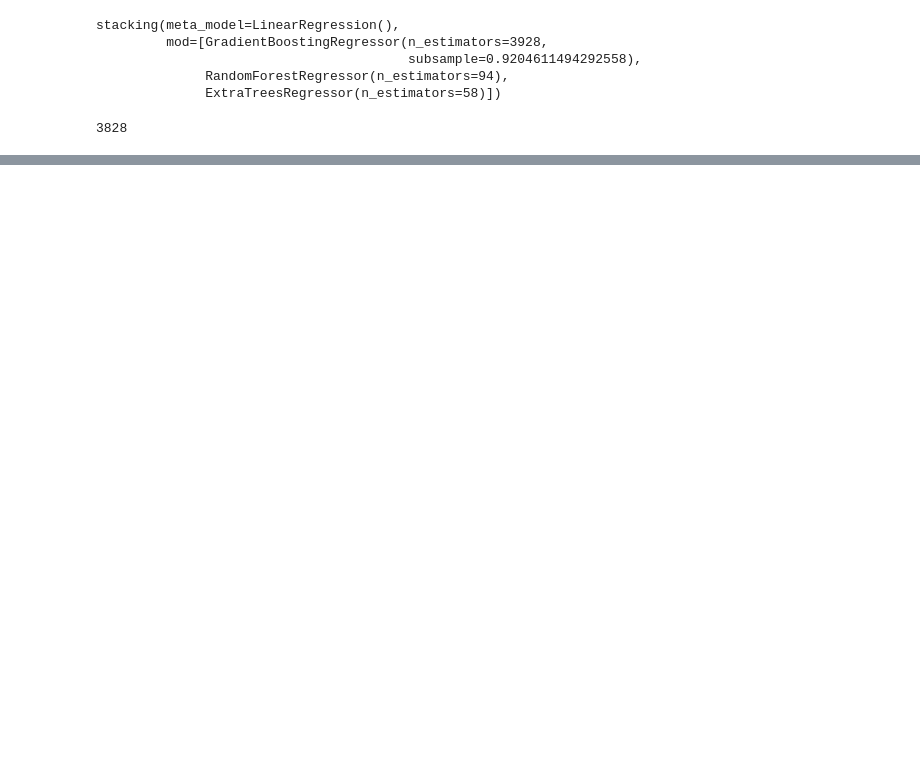
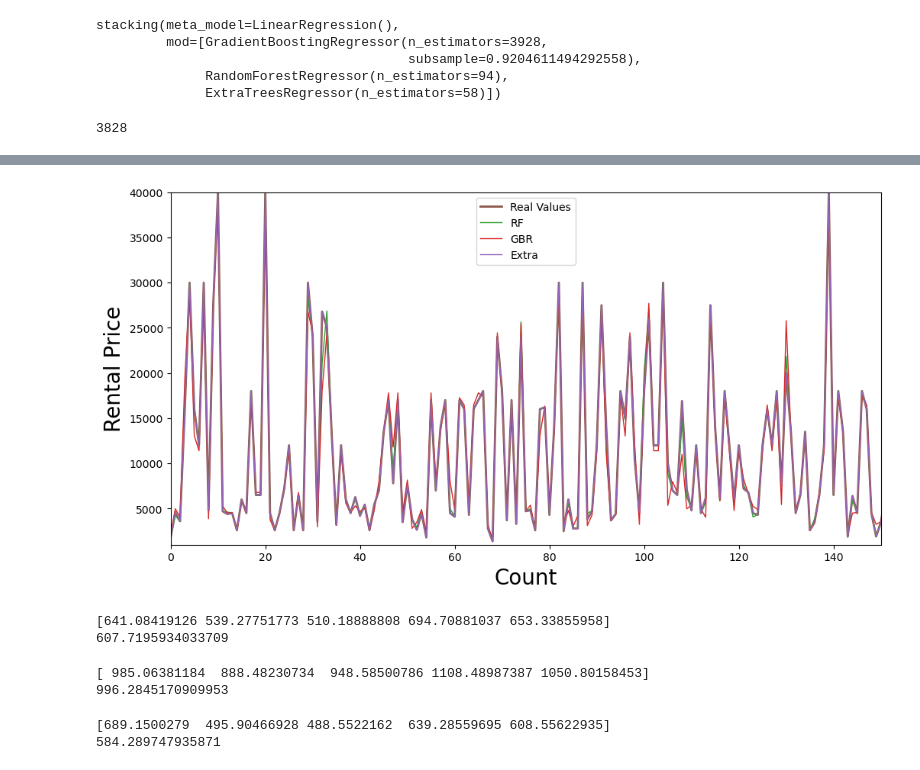
Before and after one commit to EdenWuyifan/Fake-Rental-Listing-Identification, a Jupyter notebook: Model_Final.ipynb, the cells around one changed output, grey strips where cells are left out. Cells and saved outputs as stored; diff of their text form; code cells hidden in the pictures; blank space fills up the shorter version.

```diff
--- a/Model_Final.ipynb
+++ b/Model_Final.ipynb
@@ -534,0 +525,50 @@ plt.savefig("prediction.png")
+# %%
+models = [RandomForestRegressor(),
+          GradientBoostingRegressor(),
+          #KernelRidge(),
+          ExtraTreesRegressor()]
+# %%
+y_egs = []
+for model in models:
+    model.fit(c,d)
+    y_egs.append(model.predict(SimpleImputer().fit_transform(validate_X_scaled)))
+# %%
+names = ["RF", "GBR","Extra"]
+mpl.style.use('default')
+
+plt.figure(figsize=(12, 6))
+plt.plot(y_va,color='C5', label='Real Values',linewidth=2,alpha=1.0)
+for index,y in enumerate(y_egs):
+    plt.plot(y,color='C'+str(index+2), label=names[index],linewidth=1,alpha=1)
+
+
+
+plt.xlabel('Count',fontsize=20)
+plt.ylabel('Rental Price',fontsize=20)
+plt.xlim([0, 150])
+plt.ylim([1000, 40000])
+plt.legend()
+plt.savefig("before_prediction.png")
+# %% [output]
+[figure, added]
+# %%
+mae = mae_cv(RandomForestRegressor(),c,d)
+print(mae)
+print(mae.mean())
+# %% [output]
+[641.08419126 539.27751773 510.18888808 694.70881037 653.33855958]
+607.7195934033709
+# %%
+mae = mae_cv(GradientBoostingRegressor(),c,d)
+print(mae)
+print(mae.mean())
+# %% [output]
+[ 985.06381184  888.48230734  948.58500786 1108.48987387 1050.80158453]
+996.2845170909953
+# %%
+mae = mae_cv(ExtraTreesRegressor(),c,d)
+print(mae)
+print(mae.mean())
+# %% [output]
+[689.1500279  495.90466928 488.5522162  639.28559695 608.55622935]
+584.289747935871
```
Also changed, not shown: parts of 8 cells of this notebook, 16 other files.
